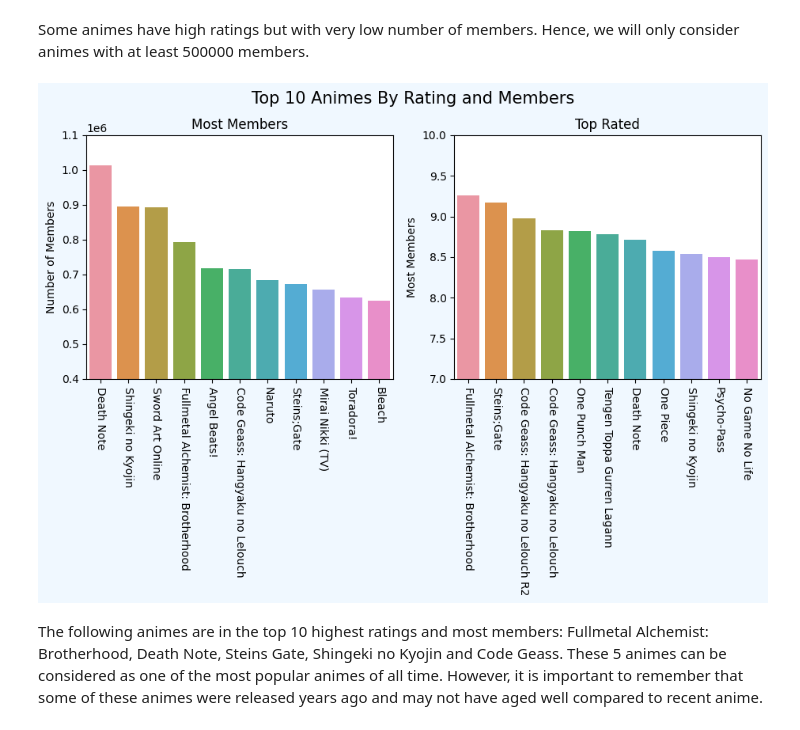
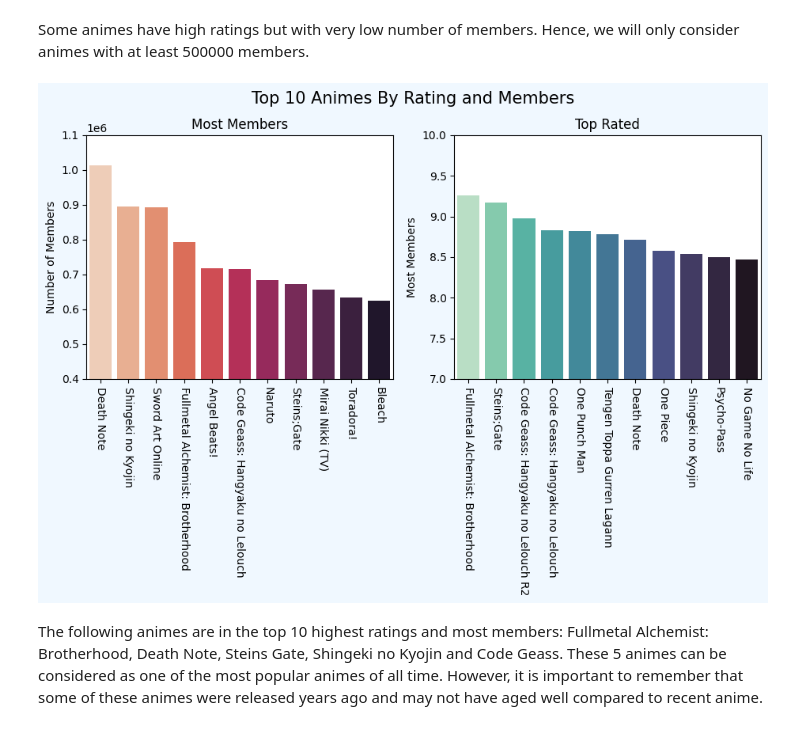
Before and after one commit to LouisThong15/Data-Analysis-Projects, a Jupyter notebook: Anime Analysis/Anime Dataset Data Analysis.ipynb, the cells around one changed output. Cells and saved outputs as stored; diff of their text form; code cells hidden in the pictures.

```diff
--- a/Anime Analysis/Anime Dataset Data Analysis.ipynb
+++ b/Anime Analysis/Anime Dataset Data Analysis.ipynb
@@ -290,26 +290,26 @@ Some animes have high ratings but with very low number of members. Hence, we wil
 # %%
 # PLotting bar charts for top rated animes with most members
 fig = plt.figure(facecolor = 'aliceblue', figsize = (11, 4))
 fig.suptitle("Top 10 Animes By Rating and Members", fontsize = 15, y = 1.02)
 
 plt.subplot(1,2,1)
-sns.barplot(x = anime_members.name[0:11], y = anime_members.members[0:11])
+sns.barplot(x = anime_members.name[0:11], y = anime_members.members[0:11], palette= 'rocket_r')
 plt.xlabel('')
 plt.ylabel('Number of Members')
 plt.title('Most Members')
 plt.xticks(rotation = -90)
 plt.ylim(400000,1100000)
 
 plt.subplot(1,2,2)
-sns.barplot(x = popular_anime_rating.name[0:11], y = popular_anime_rating.rating[0:11])
+sns.barplot(x = popular_anime_rating.name[0:11], y = popular_anime_rating.rating[0:11], palette = 'mako_r')
 plt.xlabel('')
 plt.ylabel('Most Members')
 plt.title('Top Rated')
 plt.xticks(rotation = -90)
 plt.ylim(7,10)
 plt.show()
 # %% [output]
-[figure, old version]
+[figure, new version]
 # %% [markdown]
 The following animes are in the top 10 highest ratings and most members: Fullmetal Alchemist: Brotherhood, Death Note, Steins Gate, Shingeki no Kyojin and Code Geass. These 5 animes can be considered as one of the most popular animes of all time. However, it is important to remember that some of these animes were released years ago and may not have aged well compared to recent anime.
 # %% [markdown]
```
Also changed, not shown: parts of 4 cells of this notebook.
